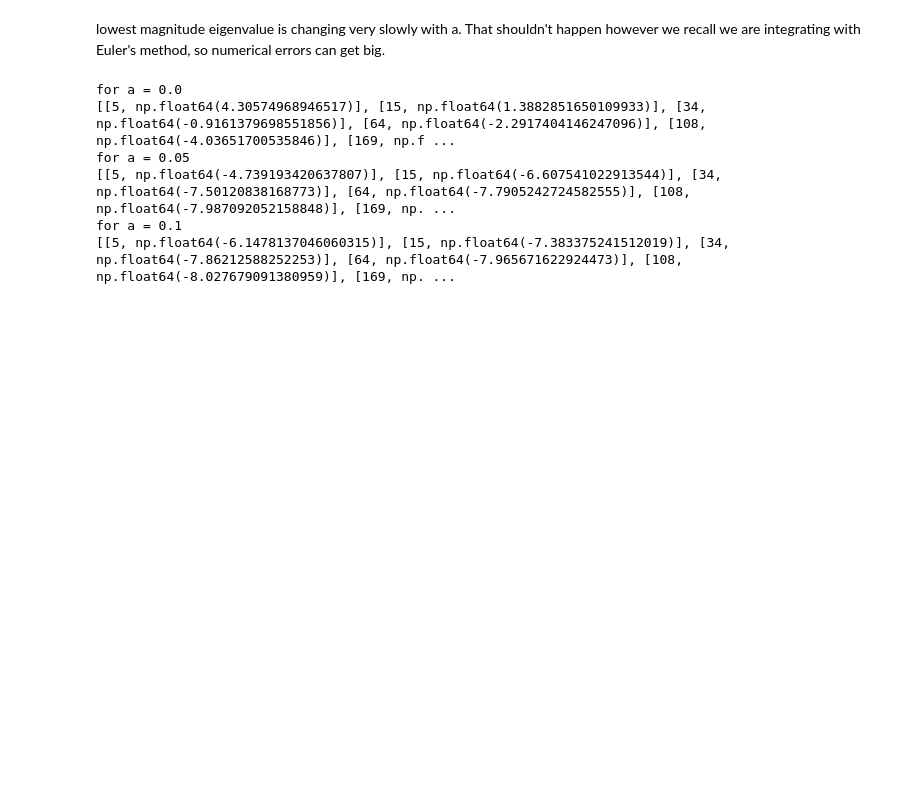
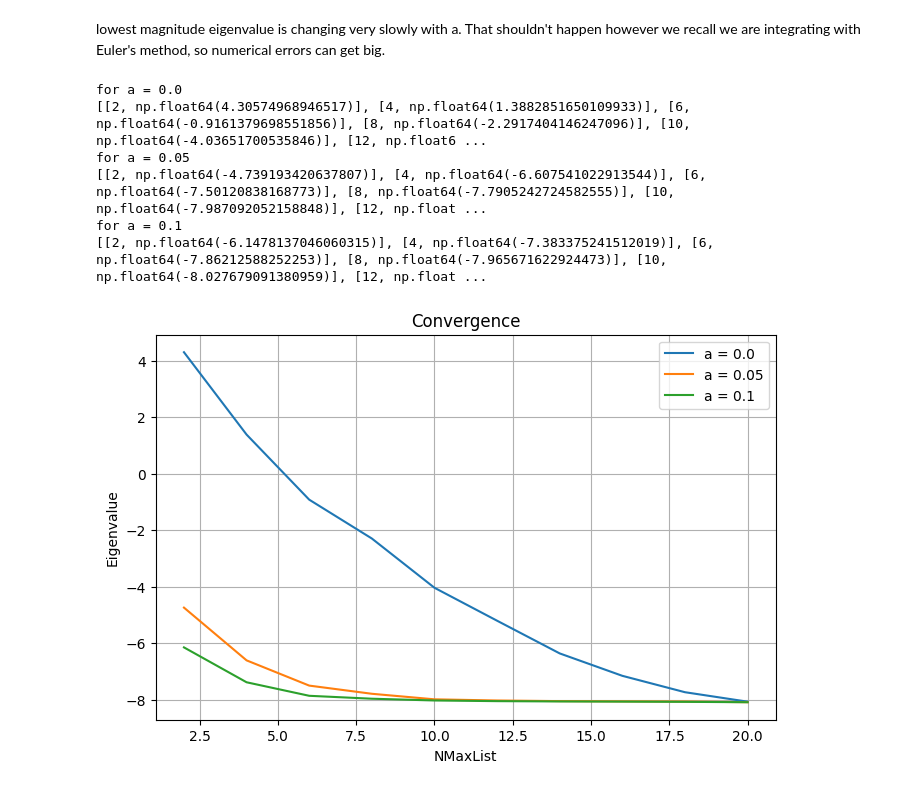
Before and after one commit to enigma7889/Numerical_project, a Jupyter notebook: triton.ipynb, the cells around one changed output. Drawn from its saved outputs; the diff is of its cells as text; code cells hidden in the pictures; blank space fills up the shorter version.

Commit message:
Convergence plot added

```diff
--- a/triton.ipynb
+++ b/triton.ipynb
@@ -123,29 +123,39 @@ lowest magnitude eigenvalue is changing very slowly with a. That shouldn't happe
 # %%
 #rows, cols = HMat.shape
 
 #print(HMat.shape)
 #print(f"Rows: {rows}, Columns: {cols}")
 
 NMaxList = [2, 4, 6, 8, 10, 12, 14, 16, 18, 20] #number of states corresponding to the submatrices below
 DimList = [5, 15, 34, 64, 108, 169, 249, 351, 478, 632] #size of the submatrices
-EEList = []
+EEList = {}
 
 for a in np.arange(0.0, 0.15, 0.05):
     print(f"for a = {a}")
-
+    EEList[a] = []
     for i in range(len(NMaxList)):
         HMat = TMat+VMatSRG[a]
         subHMat = HMat[:DimList[i], :DimList[i]]
         eigenvalues = np.linalg.eigvalsh(subHMat)
         EE0 = eigenvalues[0] # eigenvalues is in ascending order allegedly
-        EEList.append([DimList[i], EE0])
+        EEList[a].append([NMaxList[i], EE0])
+    print(EEList[a])
 
-    print(EEList)
-    EEList.clear()
+plt.figure(figsize=(8, 5))
+for a in np.arange(0.0, 0.15, 0.05):
+    x, y = zip(*EEList[a])
+    plt.plot(x,y, label=f"a = {a}")
+plt.xlabel("NMaxList")
+plt.ylabel("Eigenvalue")
+plt.title("Convergence")
+plt.legend()
+plt.grid(True)
+plt.show()
 # %% [output]
 for a = 0.0
-[[5, np.float64(4.30574968946517)], [15, np.float64(1.3882851650109933)], [34, np.float64(-0.9161379698551856)], [64, np.float64(-2.2917404146247096)], [108, np.float64(-4.03651700535846)], [169, np.f ...
+[[2, np.float64(4.30574968946517)], [4, np.float64(1.3882851650109933)], [6, np.float64(-0.9161379698551856)], [8, np.float64(-2.2917404146247096)], [10, np.float64(-4.03651700535846)], [12, np.float6 ...
 for a = 0.05
-[[5, np.float64(-4.739193420637807)], [15, np.float64(-6.607541022913544)], [34, np.float64(-7.50120838168773)], [64, np.float64(-7.7905242724582555)], [108, np.float64(-7.987092052158848)], [169, np. ...
+[[2, np.float64(-4.739193420637807)], [4, np.float64(-6.607541022913544)], [6, np.float64(-7.50120838168773)], [8, np.float64(-7.7905242724582555)], [10, np.float64(-7.987092052158848)], [12, np.float ...
 for a = 0.1
-[[5, np.float64(-6.1478137046060315)], [15, np.float64(-7.383375241512019)], [34, np.float64(-7.86212588252253)], [64, np.float64(-7.965671622924473)], [108, np.float64(-8.027679091380959)], [169, np. ...
+[[2, np.float64(-6.1478137046060315)], [4, np.float64(-7.383375241512019)], [6, np.float64(-7.86212588252253)], [8, np.float64(-7.965671622924473)], [10, np.float64(-8.027679091380959)], [12, np.float ...
+[figure, added]
```
Also changed, not shown: parts of 1 cell of this notebook.
